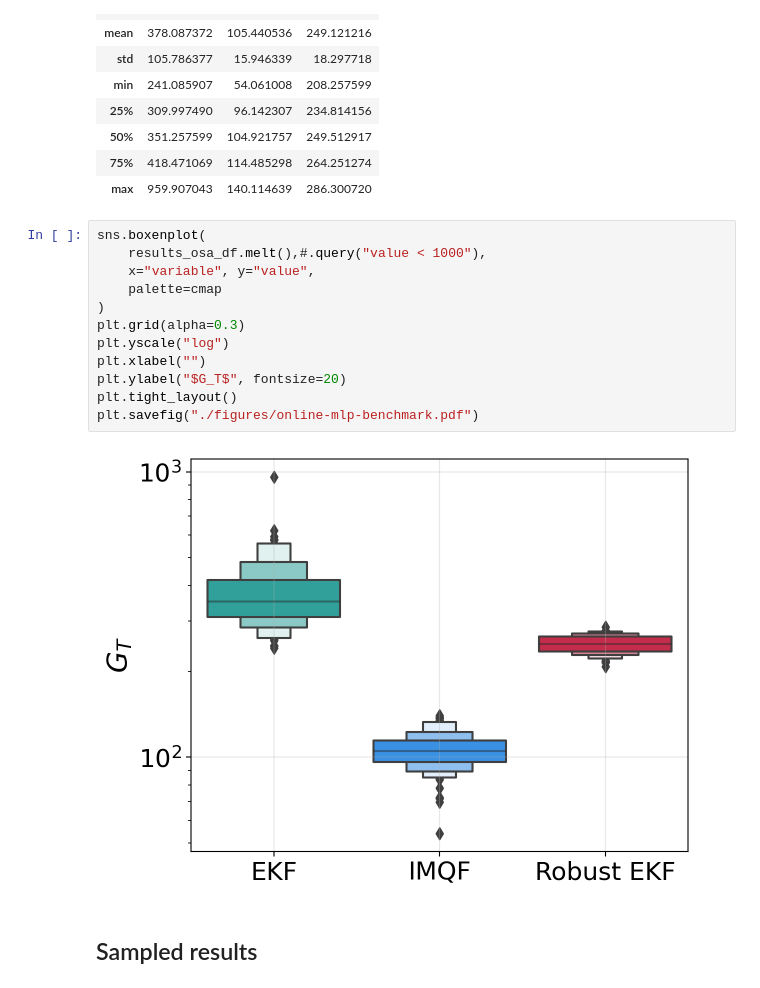
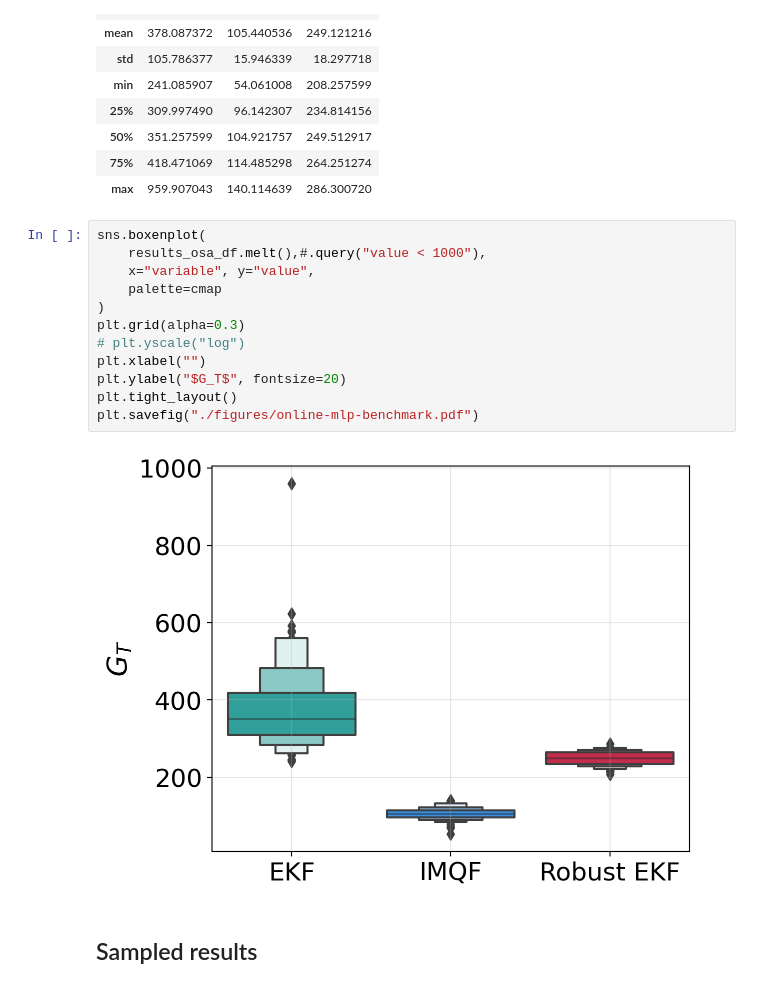
Before and after one commit to gerdm/weighted-likelihood-filter, a Jupyter notebook: experiments/online-mlp-training.ipynb, the cells around one changed output. Drawn from its saved outputs; the diff is of its cells as text.

```diff
--- a/experiments/online-mlp-training.ipynb
+++ b/experiments/online-mlp-training.ipynb
@@ -312,17 +312,17 @@ results_osa_df.describe()
 # %%
 sns.boxenplot(
     results_osa_df.melt(),#.query("value < 1000"),
     x="variable", y="value",
     palette=cmap
 )
 plt.grid(alpha=0.3)
-plt.yscale("log")
+# plt.yscale("log")
 plt.xlabel("")
 plt.ylabel("$G_T$", fontsize=20)
 plt.tight_layout()
 plt.savefig("./figures/online-mlp-benchmark.pdf")
 # %% [output]
-[figure, old version]
+[figure, new version]
 # %% [markdown]
 ## Sampled results
 # %%
```
